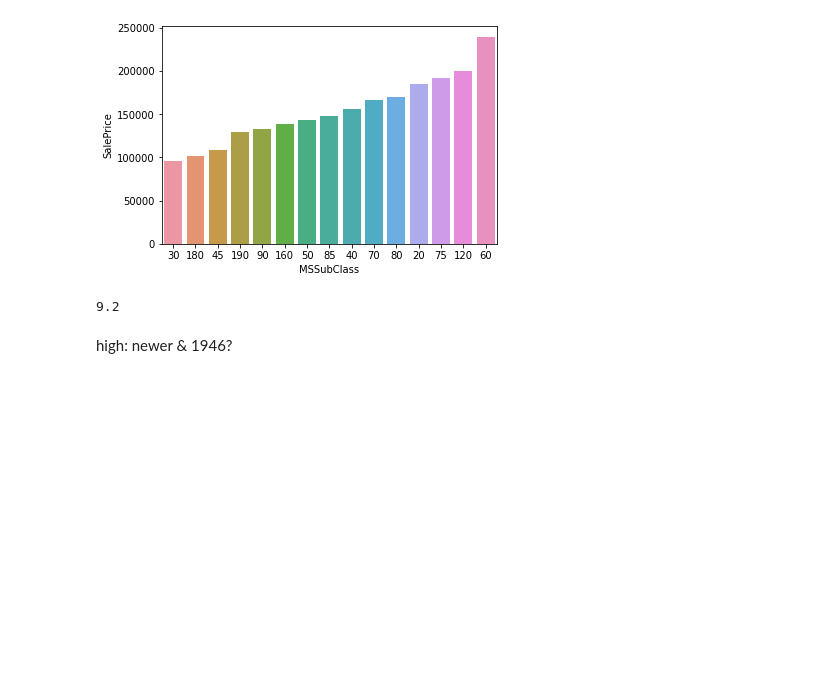
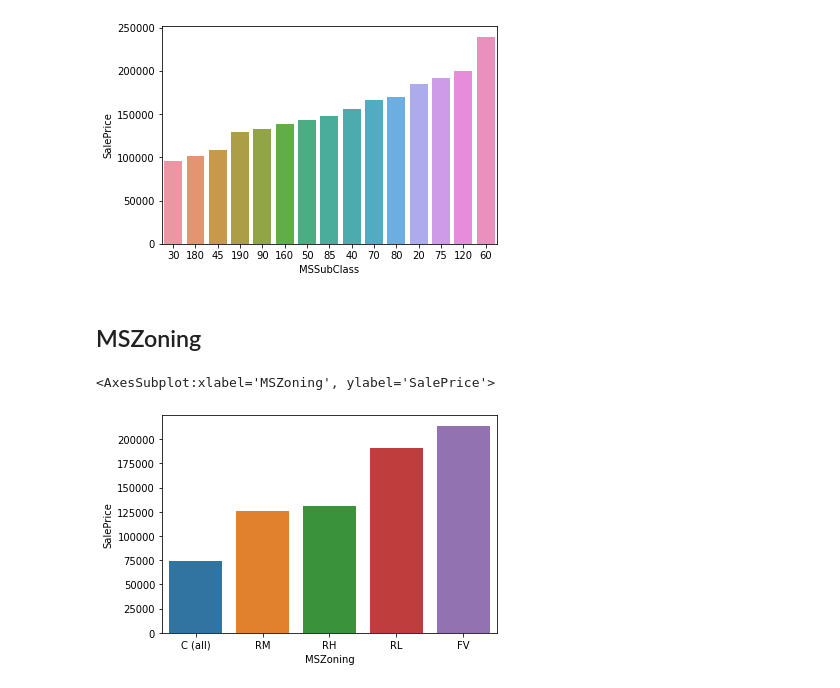
Before and after one commit to hoangquy18/Machine-Learning, a Jupyter notebook: Machine Learning/House/house.ipynb, the cells around one changed output. Cells and saved outputs as stored; diff of their text form; code cells hidden in the pictures; blank space fills up the shorter version.

```diff
--- a/Machine Learning/House/house.ipynb
+++ b/Machine Learning/House/house.ipynb
@@ -106,9 +106,10 @@ sns.barplot(data = mean_mssub_sale,x='MSSubClass',y='SalePrice',order = mean_mss
 # %% [output]
 <AxesSubplot:xlabel='MSSubClass', ylabel='SalePrice'>
 [figure]
-# %%
-(8.5*2 + 10*3 + 9*5)/10
-# %% [output]
-9.2
-# %% [markdown]
-high: newer & 1946?
+# %% [markdown]
+## MSZoning
+# %%
+sns.barplot(data = relative_attribute_sale("MSZoning",train_data),x = 'MSZoning',y = 'SalePrice')
+# %% [output]
+<AxesSubplot:xlabel='MSZoning', ylabel='SalePrice'>
+[figure, added]
```
Also changed, not shown: parts of 22 cells of this notebook.
